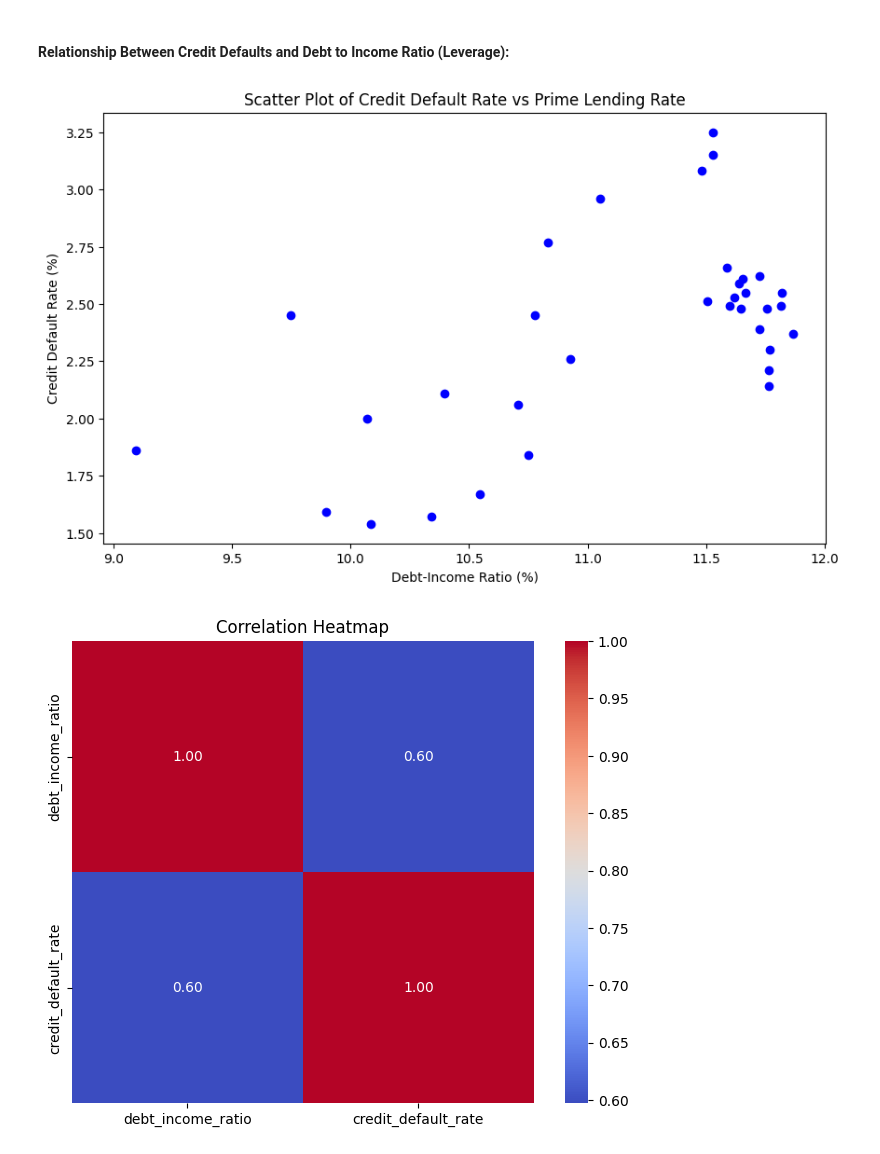
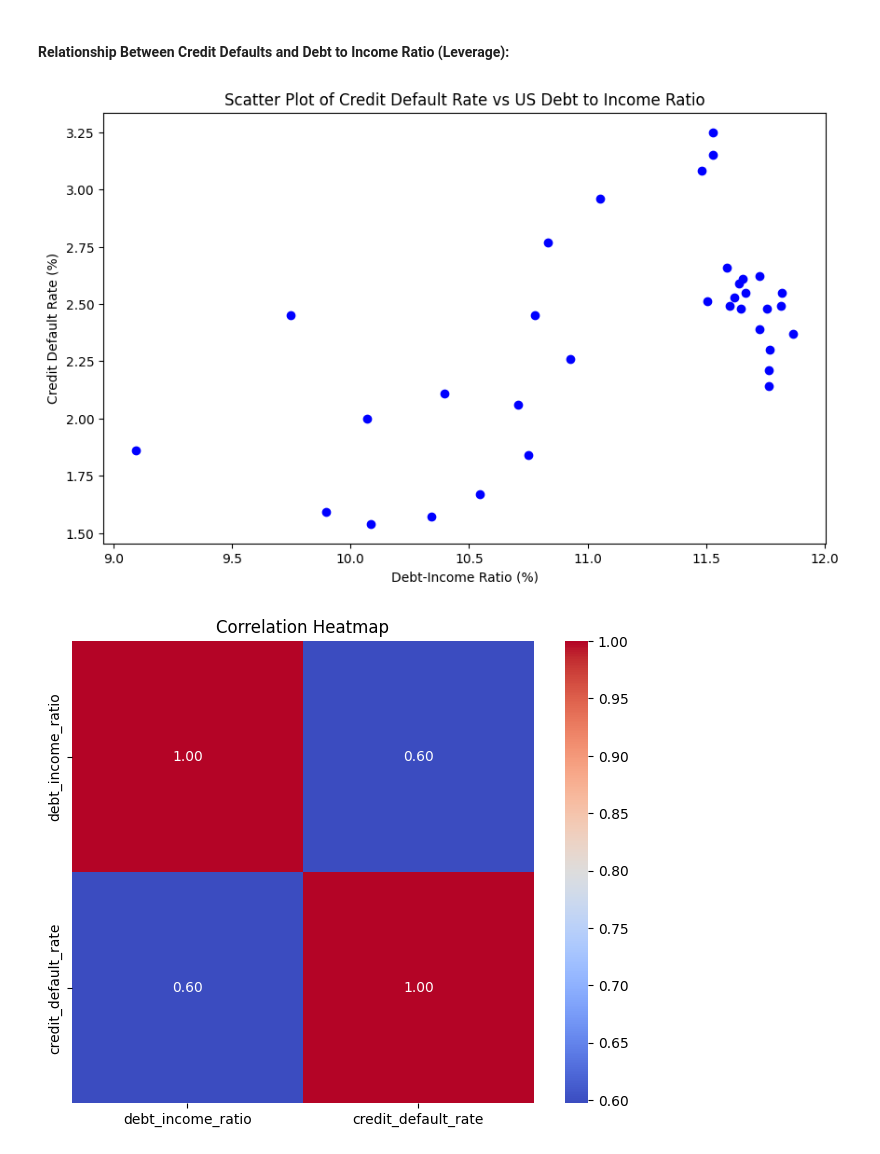
Before and after one commit to dylanvz95/WQU-FD-GWP, a Jupyter notebook: GWP1/DVZ_Step4_and_5_GWP_2.ipynb, the cells around one changed output. Drawn from its saved outputs; the diff is of its cells as text; code cells hidden in the pictures.

```diff
--- a/GWP1/DVZ_Step4_and_5_GWP_2.ipynb
+++ b/GWP1/DVZ_Step4_and_5_GWP_2.ipynb
@@ -160,18 +160,18 @@ The above time series plot shows that the debt to income ratio of US households
 # %%
 # Create a scatter plot
 plt.figure(figsize=(10, 6))
 plt.scatter(combined_df['debt_income_ratio'], combined_df['credit_default_rate'], color='blue', marker='o')
 
 # Add titles and labels
-plt.title('Scatter Plot of Credit Default Rate vs Prime Lending Rate')
+plt.title('Scatter Plot of Credit Default Rate vs US Debt to Income Ratio')
 plt.xlabel('Debt-Income Ratio (%)')
 plt.ylabel('Credit Default Rate (%)')
 plt.grid(visible=False)
 
 # Show the plot
 plt.show()
 # %% [output]
-[figure, old version]
+[figure, new version]
 # %%
 # Calculate the correlation matrix
 correlation_matrix = combined_df[['debt_income_ratio', 'credit_default_rate']].corr()
```
Also changed, not shown: parts of 38 cells of this notebook, 3 other files.
